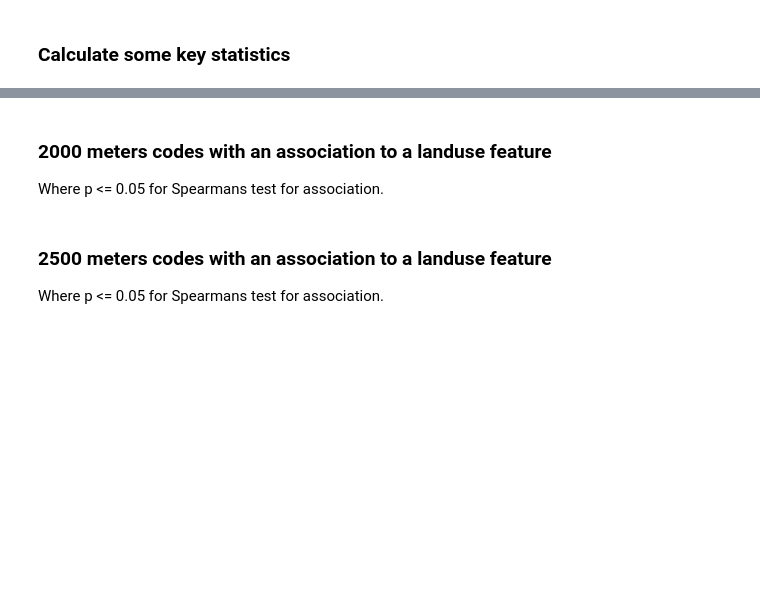
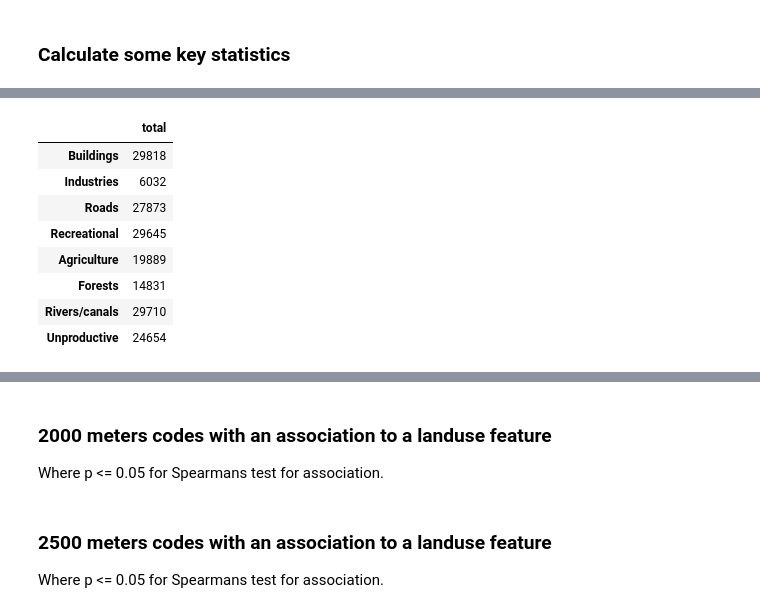
Before and after one commit to hammerdirt-analyst/landuse, a Jupyter notebook: spearmansrho_luse.ipynb, the cells around one changed output, grey strips where cells are left out. Drawn from its saved outputs; the diff is of its cells as text; code cells hidden in the pictures; blank space fills up the shorter version.

```diff
--- a/spearmansrho_luse.ipynb
+++ b/spearmansrho_luse.ipynb
@@ -572,3 +561,0 @@ rho.round(2).astype(str) + p
-# %%
-x = a1500.iloc[:,:14]
-x[x != 0].count()
@@ -682,0 +562,16 @@ print('proportion of top 20 items over all macrolitter item sampled:',DfTop20.qu
+# %%
+# the cumulative sum of the objects of interest under
+# the different landuse categories
+cum_sums_objs = [a1500.loc[a1500[x] != 0, "quantity"].sum() for x in use_these]
+a_df=pd.DataFrame(index=use_these, data=cum_sums_objs, columns=["total"])
+a_df
+# %% [output]
+|  | total |
+| Buildings | 29818 |
+| Industries | 6032 |
+| Roads | 27873 |
+| Recreational | 29645 |
+| Agriculture | 19889 |
+| Forests | 14831 |
+| Rivers/canals | 29710 |
+| Unproductive | 24654 |
```
Also changed, not shown: parts of 22 cells of this notebook, 1 other file.
